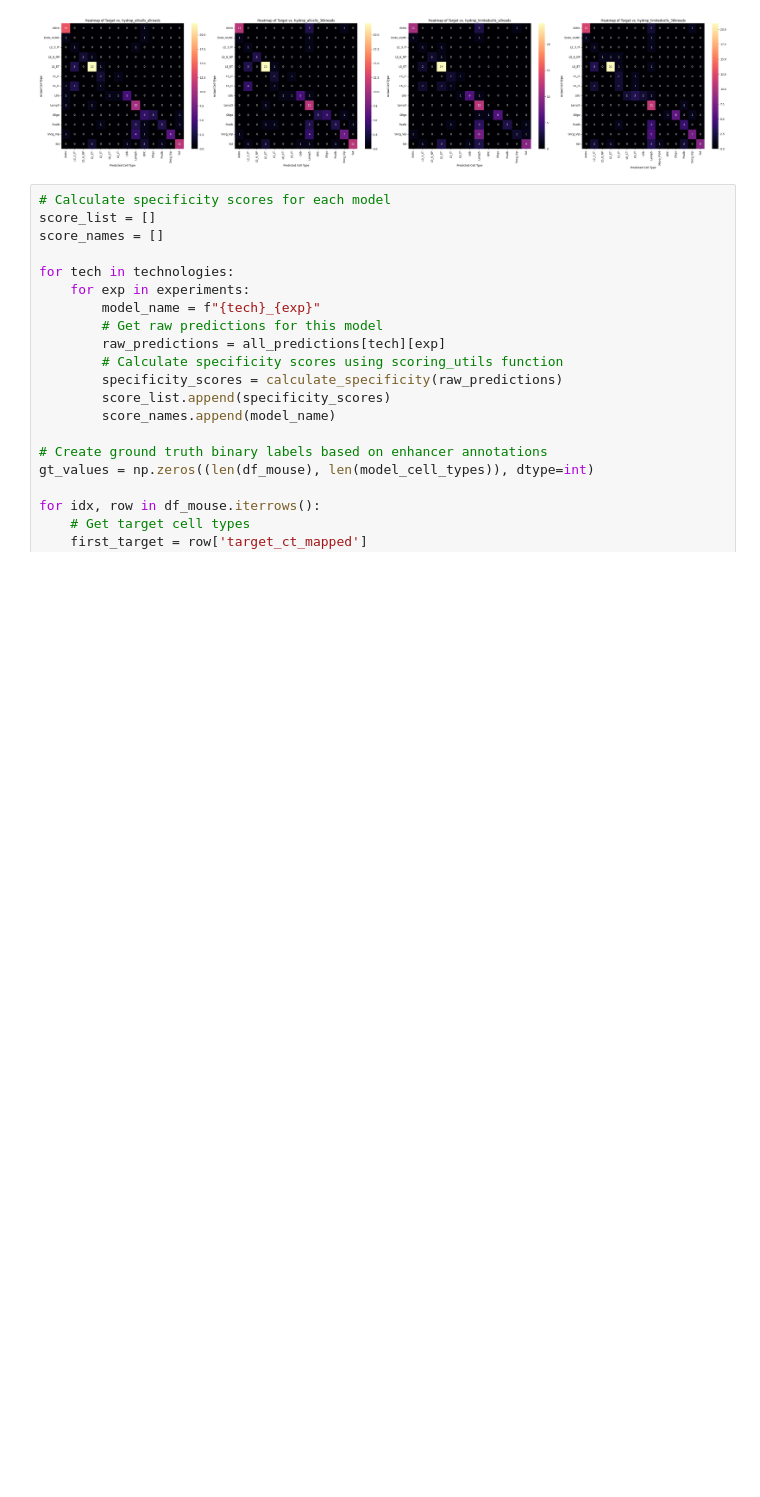
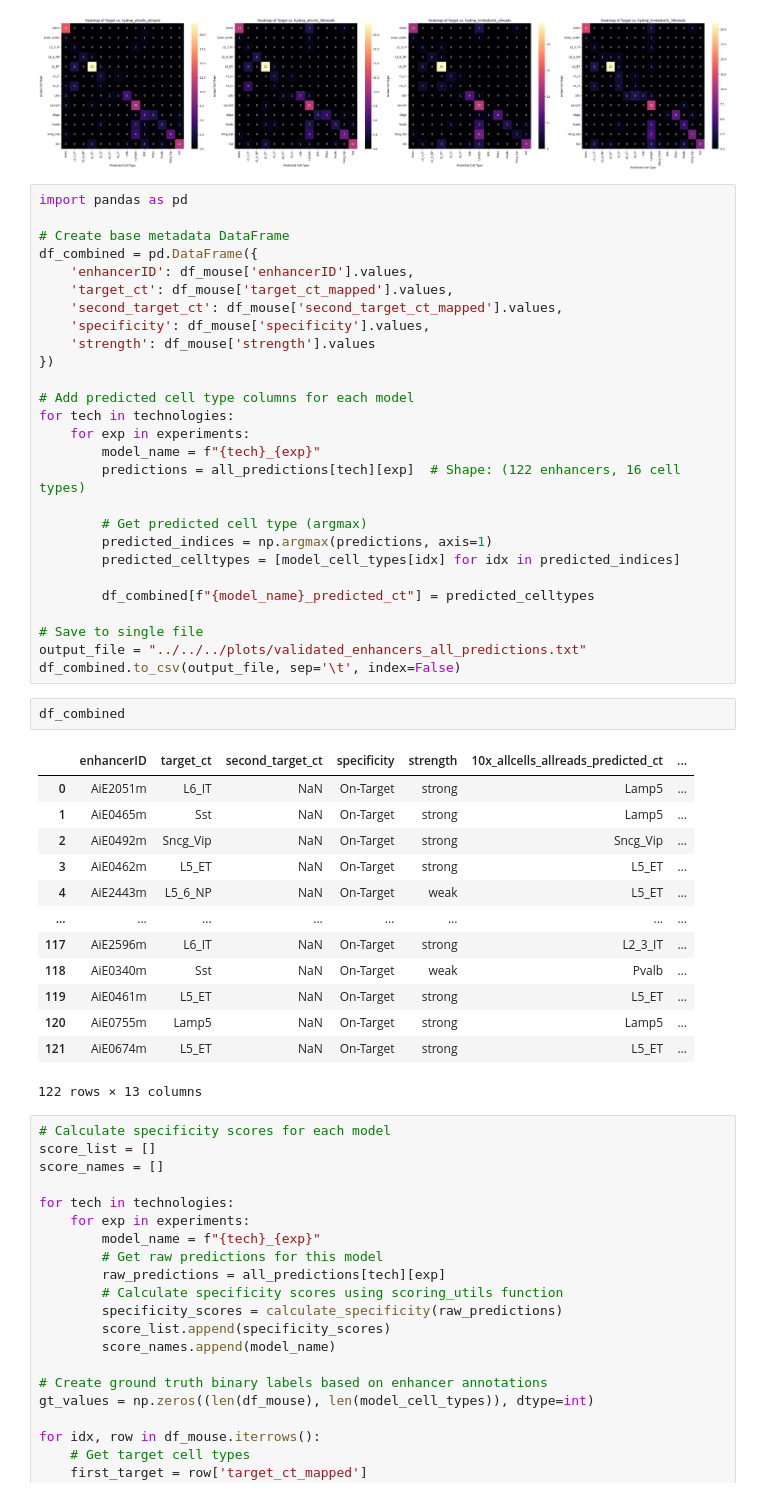
Before and after one commit to aertslab/HyDrop_v2_paper, a Jupyter notebook: mouse_cortex/CREsted/10x_hydrop_comparisons/analyses/validated_enhancers.ipynb, the cells around one changed output. Drawn from its saved outputs; the diff is of its cells as text; blank space fills up the shorter version.

```diff
--- a/mouse_cortex/CREsted/10x_hydrop_comparisons/analyses/validated_enhancers.ipynb
+++ b/mouse_cortex/CREsted/10x_hydrop_comparisons/analyses/validated_enhancers.ipynb
@@ -349,6 +344,49 @@ plot_prediction_heatmaps(df_for_scoring, prediction_dict, tech_hydrop_models, fi
 # %% [output]
 [figure]
 [figure]
+# %%
+import pandas as pd
+
+# Create base metadata DataFrame
+df_combined = pd.DataFrame({
+    'enhancerID': df_mouse['enhancerID'].values,
+    'target_ct': df_mouse['target_ct_mapped'].values,
+    'second_target_ct': df_mouse['second_target_ct_mapped'].values,
+    'specificity': df_mouse['specificity'].values,
+    'strength': df_mouse['strength'].values
+})
+
+# Add predicted cell type columns for each model
+for tech in technologies:
+    for exp in experiments:
+        model_name = f"{tech}_{exp}"
+        predictions = all_predictions[tech][exp]  # Shape: (122 enhancers, 16 cell types)
+
+        # Get predicted cell type (argmax)
+        predicted_indices = np.argmax(predictions, axis=1)
+        predicted_celltypes = [model_cell_types[idx] for idx in predicted_indices]
+
+        df_combined[f"{model_name}_predicted_ct"] = predicted_celltypes
+
+# Save to single file
+output_file = "../../../plots/validated_enhancers_all_predictions.txt"
+df_combined.to_csv(output_file, sep='\t', index=False)
+# %%
+df_combined
+# %% [output]
+|  | enhancerID | target_ct | second_target_ct | specificity | strength | 10x_allcells_allreads_predicted_ct | ... |
+| 0 | AiE2051m | L6_IT | NaN | On-Target | strong | Lamp5 | ... |
+| 1 | AiE0465m | Sst | NaN | On-Target | strong | Lamp5 | ... |
+| 2 | AiE0492m | Sncg_Vip | NaN | On-Target | strong | Sncg_Vip | ... |
+| 3 | AiE0462m | L5_ET | NaN | On-Target | strong | L5_ET | ... |
+| 4 | AiE2443m | L5_6_NP | NaN | On-Target | weak | L5_ET | ... |
+| ... | ... | ... | ... | ... | ... | ... | ... |
+| 117 | AiE2596m | L6_IT | NaN | On-Target | strong | L2_3_IT | ... |
+| 118 | AiE0340m | Sst | NaN | On-Target | weak | Pvalb | ... |
+| 119 | AiE0461m | L5_ET | NaN | On-Target | strong | L5_ET | ... |
+| 120 | AiE0755m | Lamp5 | NaN | On-Target | strong | Lamp5 | ... |
+| 121 | AiE0674m | L5_ET | NaN | On-Target | strong | L5_ET | ... |
+122 rows × 13 columns
 # %%
 # Calculate specificity scores for each model
 score_list = []
```
Also changed, not shown: parts of 3 cells of this notebook, 10 other files.
